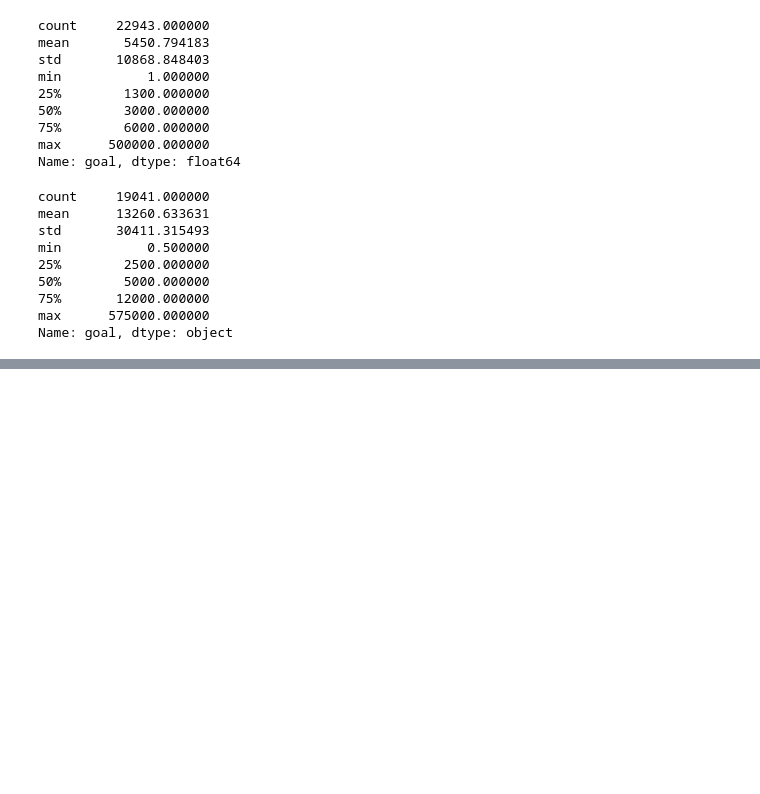
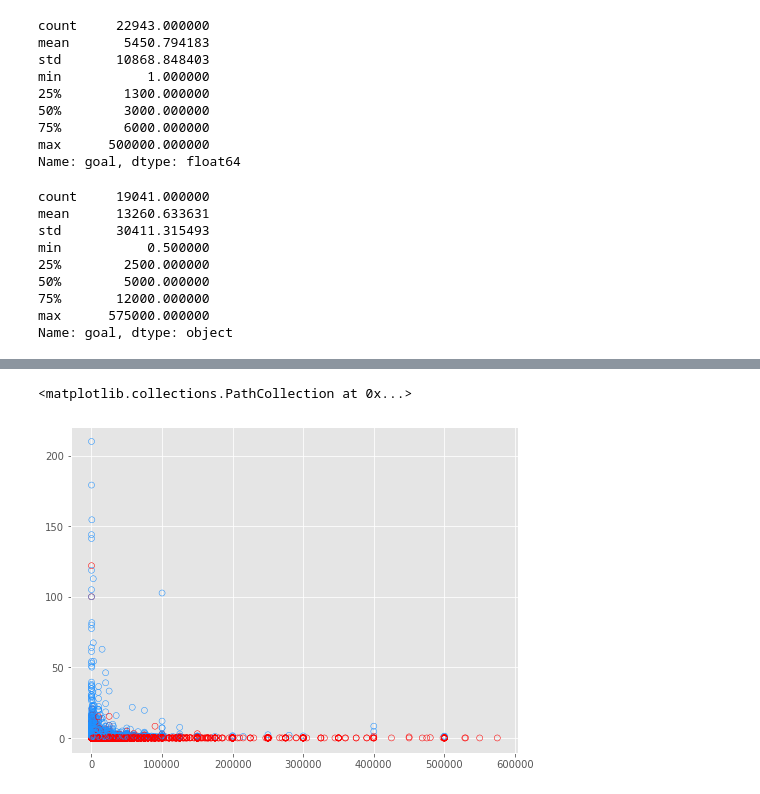
Before and after one commit to nygeog/general_assembly_data_analysis, a Jupyter notebook: part_2_b_ideal_pledge_goal.ipynb, the cells around one changed output, grey strips where cells are left out. Drawn from its saved outputs; the diff is of its cells as text; code cells hidden in the pictures; blank space fills up the shorter version.

```diff
--- a/part_2_b_ideal_pledge_goal.ipynb
+++ b/part_2_b_ideal_pledge_goal.ipynb
@@ -47,6 +47,10 @@ dfm = dff.merge(df.drop(['funded_percentage', 'goal'], axis=1), how='left', on='
 
 dfs = dfm[(dfm.status == 'successful')]
 dfu = dfm[(dfm.status != 'successful') & (dfm.status != 'live')]
+
+dfk = df[(df.status != 'live')].copy()
+
+dfm['Final Status'] = np.where(dfm['status']=='successful', 'successful', 'unsuccessful')
 # %%
 dfs.goal.describe()
 # %% [output]
@@ -83,0 +109,6 @@ dfu.goal.hist(bins=10)
+# %%
+colors = {'failed': 'red', 'unsuccessful': 'red','live': 'grey', 'canceled': 'orange', 'suspended': 'yellow', 'successful': 'dodgerblue'}
+plt.scatter(dfm.goal, dfm.funded_percentage, facecolors='none', edgecolors=dfm['Final Status'].apply(lambda x: colors[x]))  # s=dfm.funded_percentage,
+# %% [output]
+<matplotlib.collections.PathCollection at 0x...>
+[figure, added]
```
Also changed, not shown: parts of 6 cells of this notebook, 3 other files.
